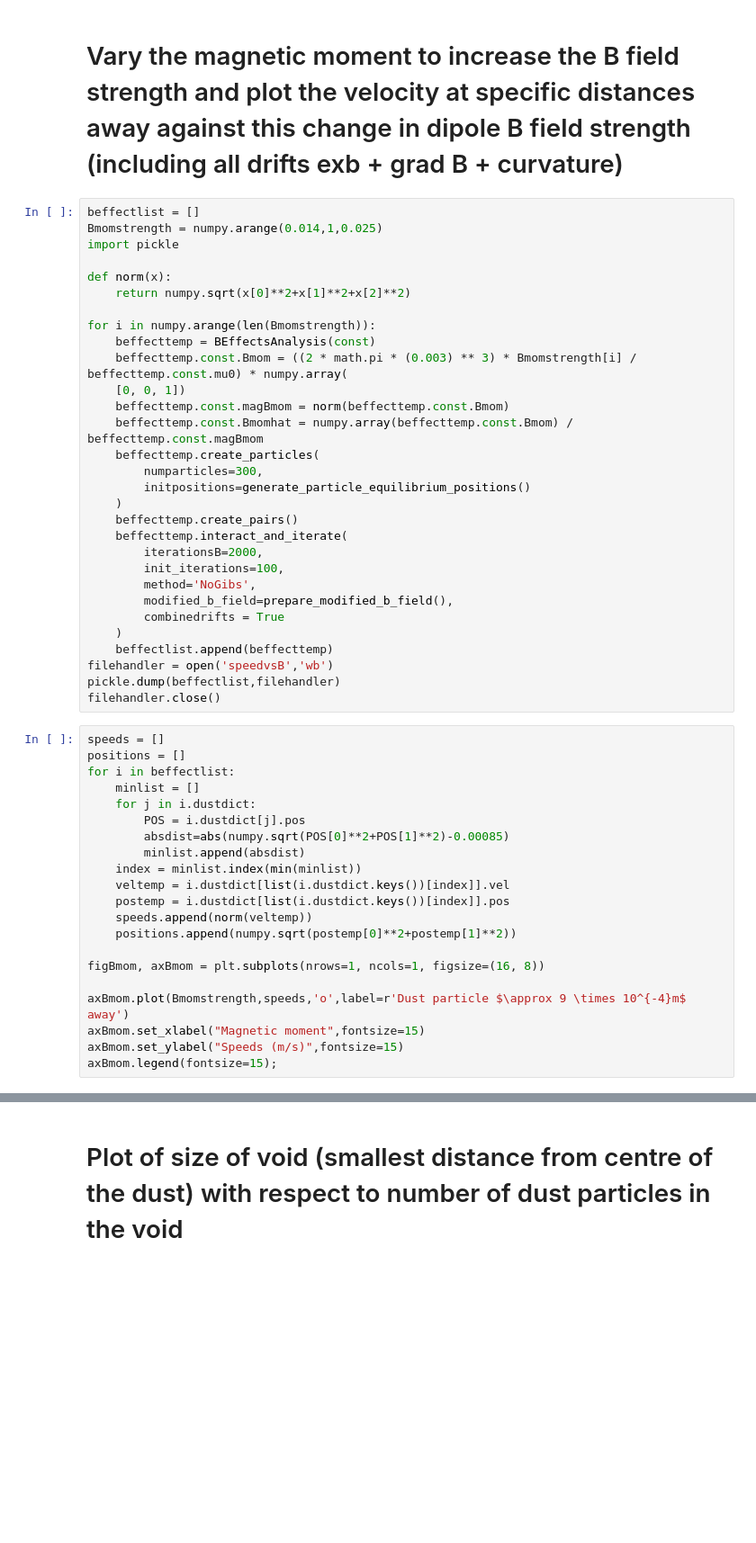
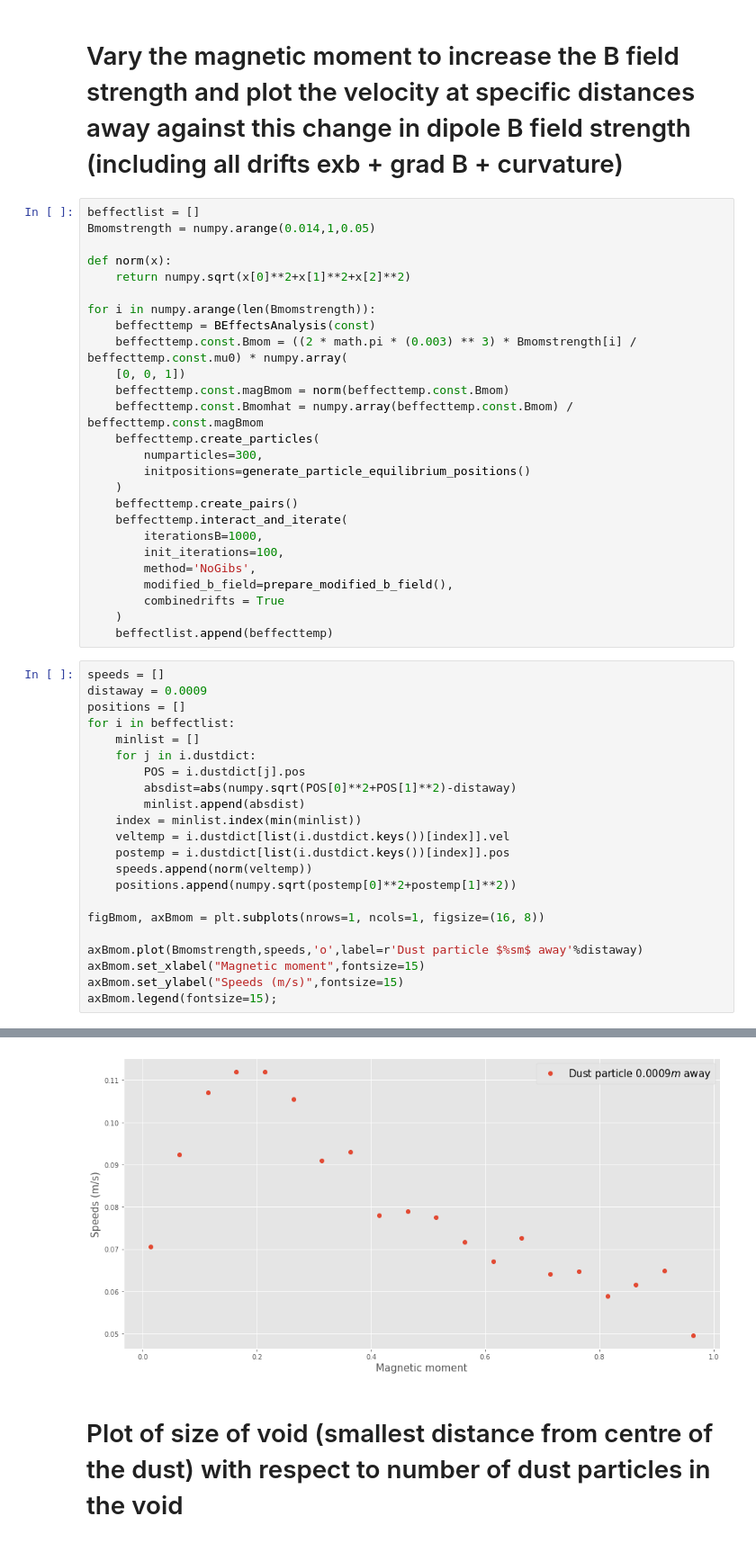
Before and after one commit to yue-wang-sabrina/dusty-plasmas, a Jupyter notebook: msci/jupyter/dust_analysis.ipynb, the cells around one changed output, grey strips where cells are left out. Shown: that part at 90% size. Drawn from its saved outputs; the diff is of its cells as text; blank space fills up the shorter version.

```diff
--- a/msci/jupyter/dust_analysis.ipynb
+++ b/msci/jupyter/dust_analysis.ipynb
@@ -195,8 +195,7 @@ ax.legend(fontsize=15);
 # Vary the magnetic moment to increase the B field strength and plot the velocity at specific distances away against this change in dipole B field strength (including all drifts exb + grad B + curvature)
 # %%
 beffectlist = []
-Bmomstrength = numpy.arange(0.014,1,0.025)
-import pickle
+Bmomstrength = numpy.arange(0.014,1,0.05)
 
 def norm(x):
     return numpy.sqrt(x[0]**2+x[1]**2+x[2]**2)
@@ -213,24 +212,22 @@ for i in numpy.arange(len(Bmomstrength)):
     )
     beffecttemp.create_pairs()
     beffecttemp.interact_and_iterate(
-        iterationsB=2000,
+        iterationsB=1000,
         init_iterations=100,
         method='NoGibs',
         modified_b_field=prepare_modified_b_field(),
         combinedrifts = True
     )
     beffectlist.append(beffecttemp)
-filehandler = open('speedvsB','wb')
-pickle.dump(beffectlist,filehandler)
-filehandler.close()
 # %%
 speeds = []
+distaway = 0.0009
 positions = []
 for i in beffectlist:
     minlist = []
     for j in i.dustdict:
         POS = i.dustdict[j].pos
-        absdist=abs(numpy.sqrt(POS[0]**2+POS[1]**2)-0.00085)
+        absdist=abs(numpy.sqrt(POS[0]**2+POS[1]**2)-distaway)
         minlist.append(absdist)
     index = minlist.index(min(minlist))
     veltemp = i.dustdict[list(i.dustdict.keys())[index]].vel
@@ -240,7 +237,7 @@ for i in beffectlist:
 
 figBmom, axBmom = plt.subplots(nrows=1, ncols=1, figsize=(16, 8))
 
-axBmom.plot(Bmomstrength,speeds,'o',label=r'Dust particle $\approx 9 \times 10^{-4}m$ away')
+axBmom.plot(Bmomstrength,speeds,'o',label=r'Dust particle $%sm$ away'%distaway)
 axBmom.set_xlabel("Magnetic moment",fontsize=15)
 axBmom.set_ylabel("Speeds (m/s)",fontsize=15)
 axBmom.legend(fontsize=15);
@@ -249,3 +245,4 @@ NameError: name 'beffectlist' is not defined
+[figure, added]
 # %% [markdown]
 # Plot of size of void (smallest distance from centre of the dust) with respect to number of dust particles in the void
 # %%
```
Also changed, not shown: parts of 4 cells of this notebook, 5 other files.
